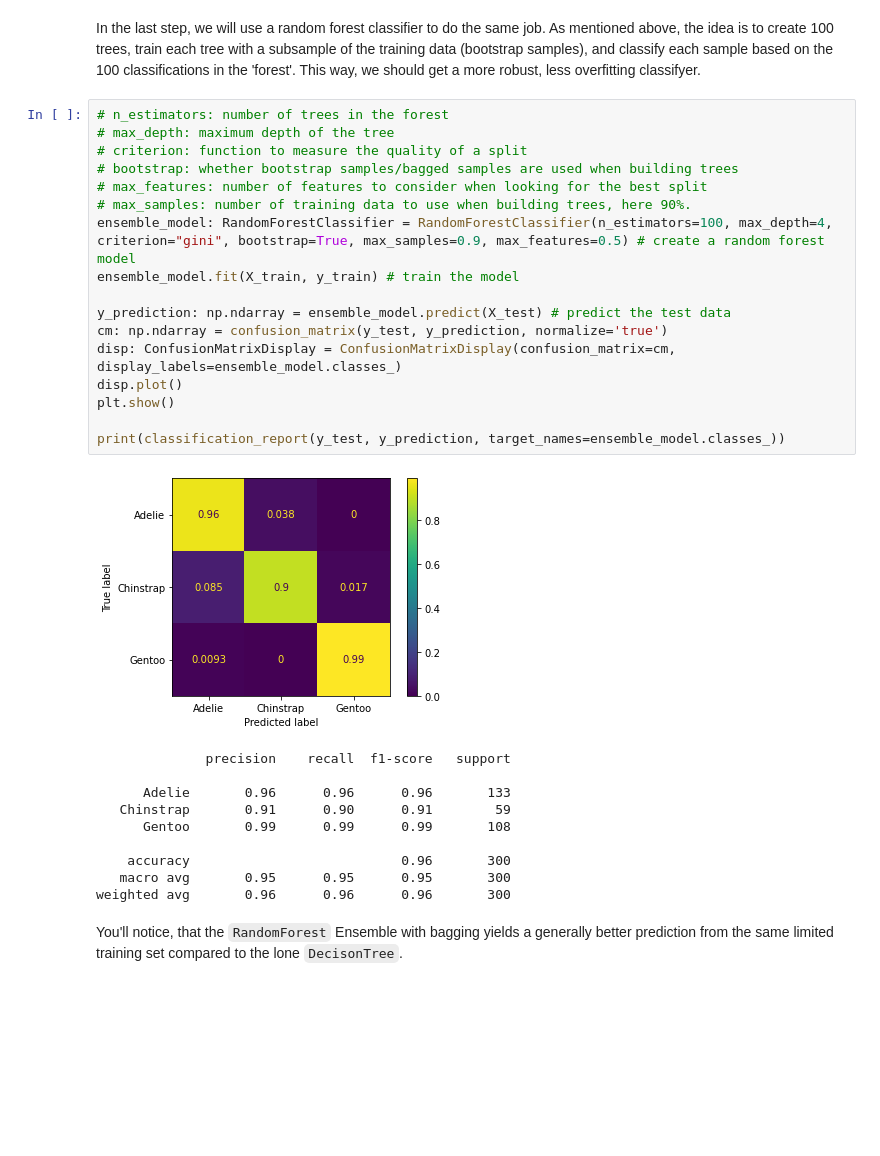
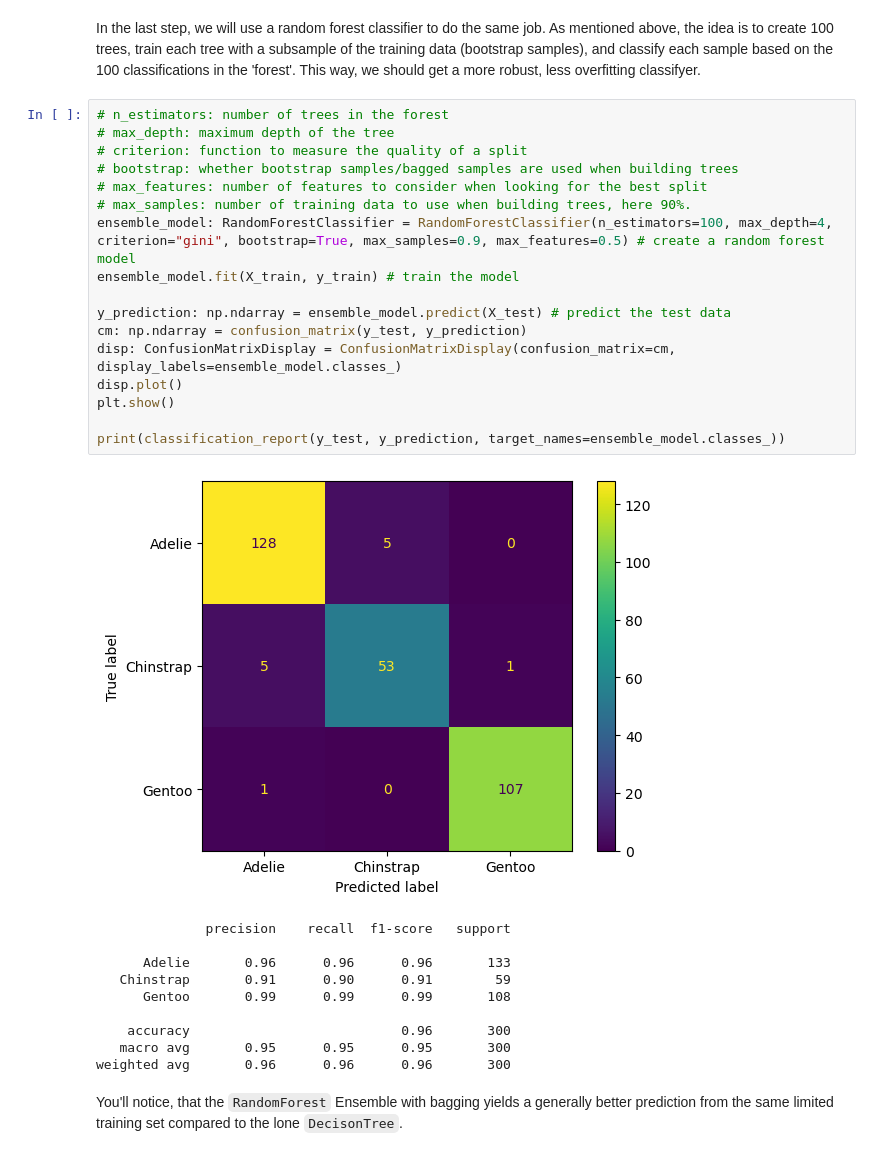
Before and after one commit to Tacitus523/ml4chem, a Jupyter notebook: 5_DecisionTree/5.1_DecisionTree.ipynb, the cells around one changed output. Cells and saved outputs as stored; diff of their text form; blank space fills up the shorter version.

```diff
--- a/5_DecisionTree/5.1_DecisionTree.ipynb
+++ b/5_DecisionTree/5.1_DecisionTree.ipynb
@@ -144,22 +146,22 @@ In the last step, we will use a random forest classifier to do the same job. As
 # %%
 # n_estimators: number of trees in the forest
 # max_depth: maximum depth of the tree
 # criterion: function to measure the quality of a split
 # bootstrap: whether bootstrap samples/bagged samples are used when building trees
 # max_features: number of features to consider when looking for the best split
 # max_samples: number of training data to use when building trees, here 90%.
 ensemble_model: RandomForestClassifier = RandomForestClassifier(n_estimators=100, max_depth=4, criterion="gini", bootstrap=True, max_samples=0.9, max_features=0.5) # create a random forest model
 ensemble_model.fit(X_train, y_train) # train the model
 
 y_prediction: np.ndarray = ensemble_model.predict(X_test) # predict the test data
-cm: np.ndarray = confusion_matrix(y_test, y_prediction, normalize='true')
+cm: np.ndarray = confusion_matrix(y_test, y_prediction)
 disp: ConfusionMatrixDisplay = ConfusionMatrixDisplay(confusion_matrix=cm, display_labels=ensemble_model.classes_)
 disp.plot()
 plt.show()
 
 print(classification_report(y_test, y_prediction, target_names=ensemble_model.classes_))
 # %% [output]
-[figure, old version]
+[figure, new version]
               precision    recall  f1-score   support
 
       Adelie       0.96      0.96      0.96       133
```
Also changed, not shown: parts of 4 cells of this notebook.
